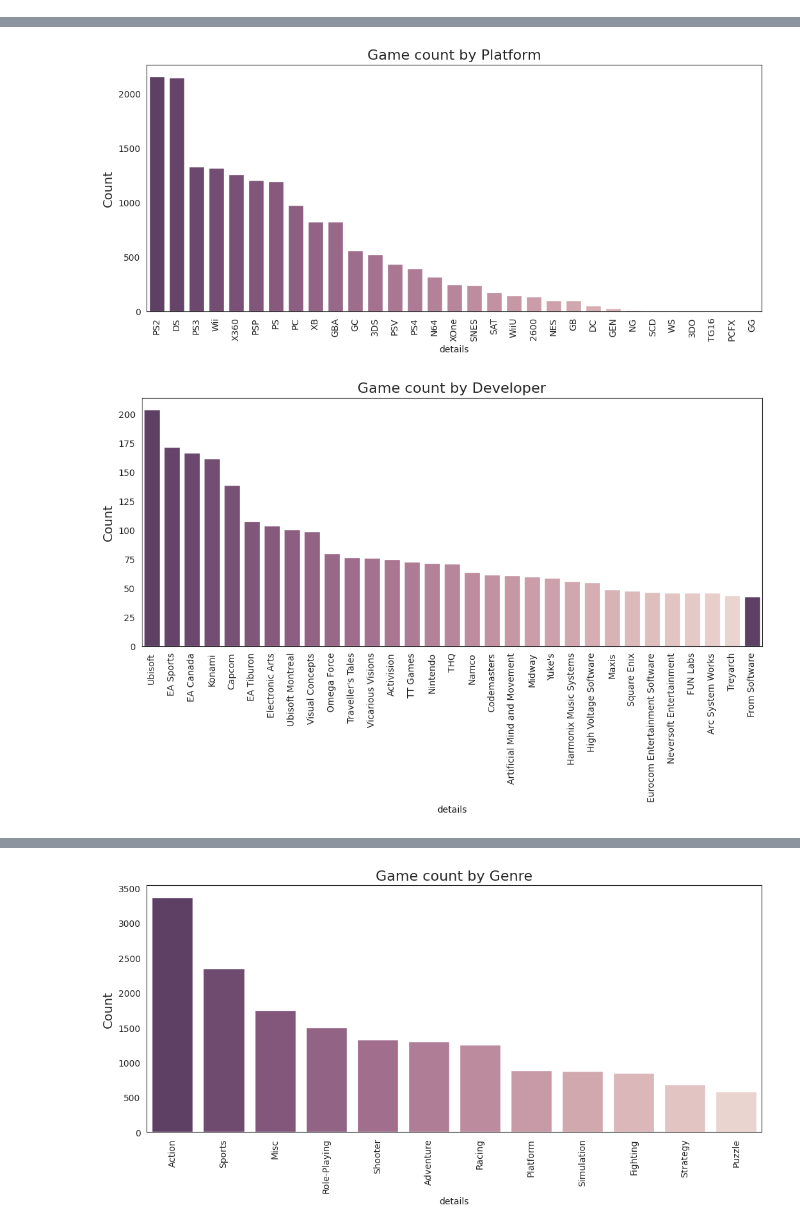
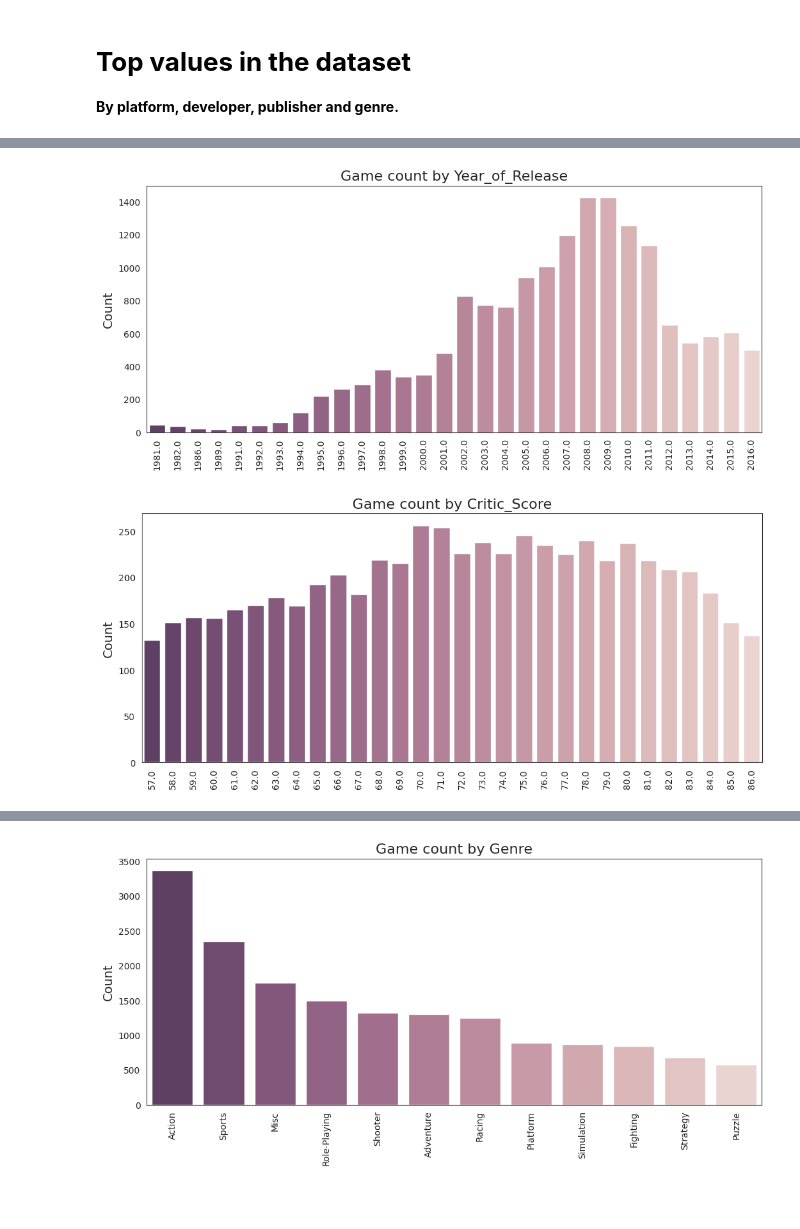
Before and after one commit to Deepthiezio/GamePredictiom, a Jupyter notebook: GamePrediction.ipynb, the cells around one changed output, grey strips where cells are left out. Drawn from its saved outputs; the diff is of its cells as text; code cells hidden in the pictures; blank space fills up the shorter version.

```diff
--- a/GamePrediction.ipynb
+++ b/GamePrediction.ipynb
@@ -27,12 +50,20 @@ df[:8]
+# %% [markdown]
+# **Top values in the dataset**
+
+**By platform, developer, publisher and genre.**
 # %%
-cols = ['Platform', 'Developer', 'Publisher', 'Genre']
+cols = ['Year_of_Release', 'Critic_Score', 'Publisher', 'Genre']
 
 for col in cols:
     chart = df[['Name', col]].groupby([col]).count().sort_values('Name', ascending=False).reset_index()
     sns.set_style("white")
     plt.figure(figsize=(12.4, 5))
     plt.xticks(rotation=90)
-    sns.barplot(x=col, y='Name', data=chart[:31], palette=sns.cubehelix_palette((12 if col == 'Genre' else 30), dark=0.3, light=.85, reverse=True)).set_title(('Game count by '+col), fontsize=16)
+
+
+
+    sns.barplot(x=col, y='Name', data=chart[:30], hue=col, palette=sns.cubehelix_palette((12 if col == 'Genre' else 30), dark=0.3, light=.85, reverse=True), dodge=False, legend=False).set_title(('Game count by '+col), fontsize=16)
+
     plt.ylabel('Count', fontsize=14)
-    plt.xlabel('details')
+    plt.xlabel('')
 # %% [output]
@@ -56,2 +70,2 @@ Passing `palette` without assigning `hue` is deprecated and will be removed in v
-[figure, old version]
+[figure, new version]
-[figure, old version]
+[figure, new version]
@@ -59 +73 @@ Passing `palette` without assigning `hue` is deprecated and will be removed in v
-[figure, old version]
+[figure, new version]
```
Also changed, not shown: parts of 42 cells of this notebook.
